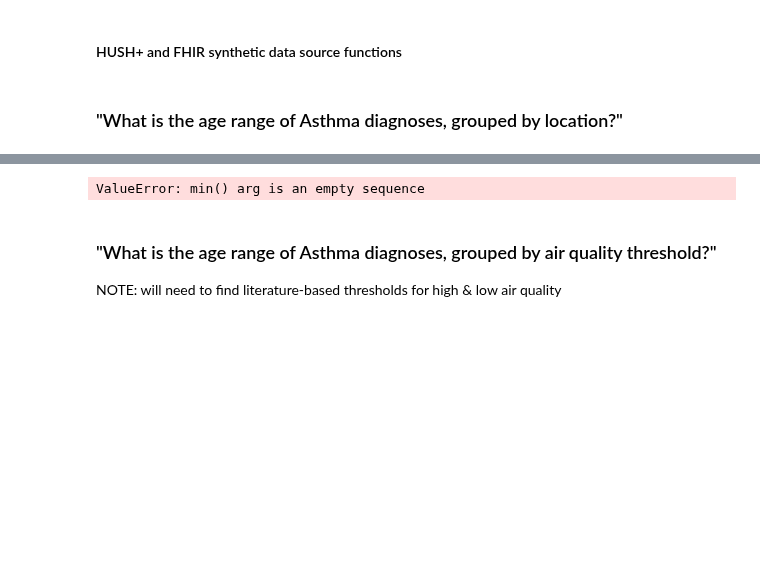
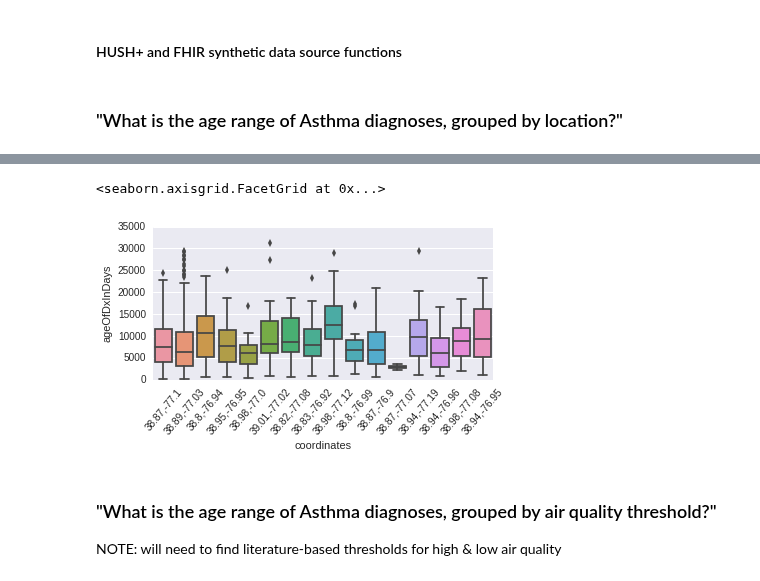
Before and after one commit to ncats/translator-workflows, a Jupyter notebook: OrangePurpleRedGreenGray/OPRGG-PatientExposures/HUSH+And-Synthetic-FHIR-Patient-Exposures.ipynb, the cells around one changed output, grey strips where cells are left out. Saved outputs shown, nothing was run; the diff lists cells and outputs as text; code cells hidden in the pictures; blank space fills up the shorter version.

```diff
--- a/OrangePurpleRedGreenGray/OPRGG-PatientExposures/HUSH+And-Synthetic-FHIR-Patient-Exposures.ipynb
+++ b/OrangePurpleRedGreenGray/OPRGG-PatientExposures/HUSH+And-Synthetic-FHIR-Patient-Exposures.ipynb
@@ -94,10 +94,11 @@ def findICD_umls(name, icd_version = 10):
     if res != "Undef":
         query = ("SELECT CODE FROM umls.MRCONSO WHERE SAB='"+icd_type+"' AND CUI='"+res[0]+"'")
         cursor.execute(query, ())
-        icd10 = "Undef"
+        icd10 = []
         for code in cursor:
-            icd10 = code
-        return (icd10[0])
+            icd10.append(code[0])
+        return (icd10)
     return ("Undef")
+print findICD_umls("asthma")
 # %% [output]
 [u'E945.7', u'493', u'493.9', u'493.90', u'493.92', u'493.91', u'493.2', u'493.20', u'493.22', u'493.21', u'493.82', u'493.0', u'493.00', u'493.02', u'493.01', u'V17.5', u'493.1', u'493.10', u'493.12' ...
@@ -192,42 +194,48 @@ asthmaCodes = findICD_umls("asthma") # We go with ICD10 codes
 ## Get age of diagnosis & locations for FHIR synthetic patients.
 p_agelocs = []
 
-print "Codes"
-print len(asthmaCodes)
-print asthmaCodes
+#print "Codes"
+#print len(asthmaCodes)
+#print asthmaCodes
+p = []
+
 for icd in asthmaCodes:
-    print "ICD"
-    print icd
     try:
-        p = findPatients_fhir(asthmaCodes)
-        print "Patients"
-        pprint.pprint(p)
+        pp = findPatients_fhir(icd)
+        #print pp
+        if len(pp)>0:
+            #print "HERE"
+            p = pp
         # patients with icd exist
     except:
         print "no patients with icd"
         exit()
-    p_ageloc = findDxAgeLocation_fhir(p)
-    #pprint.pprint(p_ageloc)
 
-    for dx in p_ageloc:
-        num = int(dx[0])
-        ageOfDxInDays = int(dx[1])
-        dateAtDx = str(dx[2])
-        lat = dx[3]
-        lon = dx[4]
-        coordinates=''+str(lat)+','+str(lon)+''
-        #print coordinates
-        p_agelocs.append((num, ageOfDxInDays,dateAtDx,lat,lon,coordinates))
-        #p_agelocs.append(dx)
-    #print p_agelocs[1]
-    p_agelocs_df = pd.DataFrame(p_agelocs, columns=['id', 'ageOfDxInDays', 'dateAtDx', 'lat', 'lon','coordinates'])
-    #print  p_agelocs_df
+#print "Patients"
+#pprint.pprint(p)
 
-    s = p_agelocs_df['ageOfDxInDays']
-    print s.describe()
+p_ageloc = findDxAgeLocation_fhir(p)
+#pprint.pprint(p_ageloc)
 
-    g = sns.factorplot(x="coordinates", y="ageOfDxInDays", data=p_agelocs_df, kind="box", size=3, aspect=2)
-    g.set_xticklabels(rotation=50)
+for dx in p_ageloc:
+    num = int(dx[0])
+    ageOfDxInDays = int(dx[1])
+    dateAtDx = str(dx[2])
+    lat = dx[3]
+    lon = dx[4]
+    coordinates=''+str(lat)+','+str(lon)+''
+    #print coordinates
+    p_agelocs.append((num, ageOfDxInDays,dateAtDx,lat,lon,coordinates))
+    #p_agelocs.append(dx)
+#print p_agelocs[1]
+p_agelocs_df = pd.DataFrame(p_agelocs, columns=['id', 'ageOfDxInDays', 'dateAtDx', 'lat', 'lon','coordinates'])
+#print  p_agelocs_df
+
+s = p_agelocs_df['ageOfDxInDays']
+print s.describe()
+
+g = sns.factorplot(x="coordinates", y="ageOfDxInDays", data=p_agelocs_df, kind="box", size=3, aspect=2)
+g.set_xticklabels(rotation=50)
 
 
 ## Add code to get age of diagnosis & locations for HUSH+ patients.
@@ -245,4 +252,5 @@ Name: ageOfDxInDays, dtype: int64
-ValueError: min() arg is an empty sequence
+<seaborn.axisgrid.FacetGrid at 0x...>
+[figure, added]
 # %% [markdown]
 ### "What is the age range of Asthma diagnoses, grouped by air quality threshold?"
 NOTE: will need to find literature-based thresholds for high & low air quality
```
Also changed, not shown: parts of 3 cells of this notebook.
